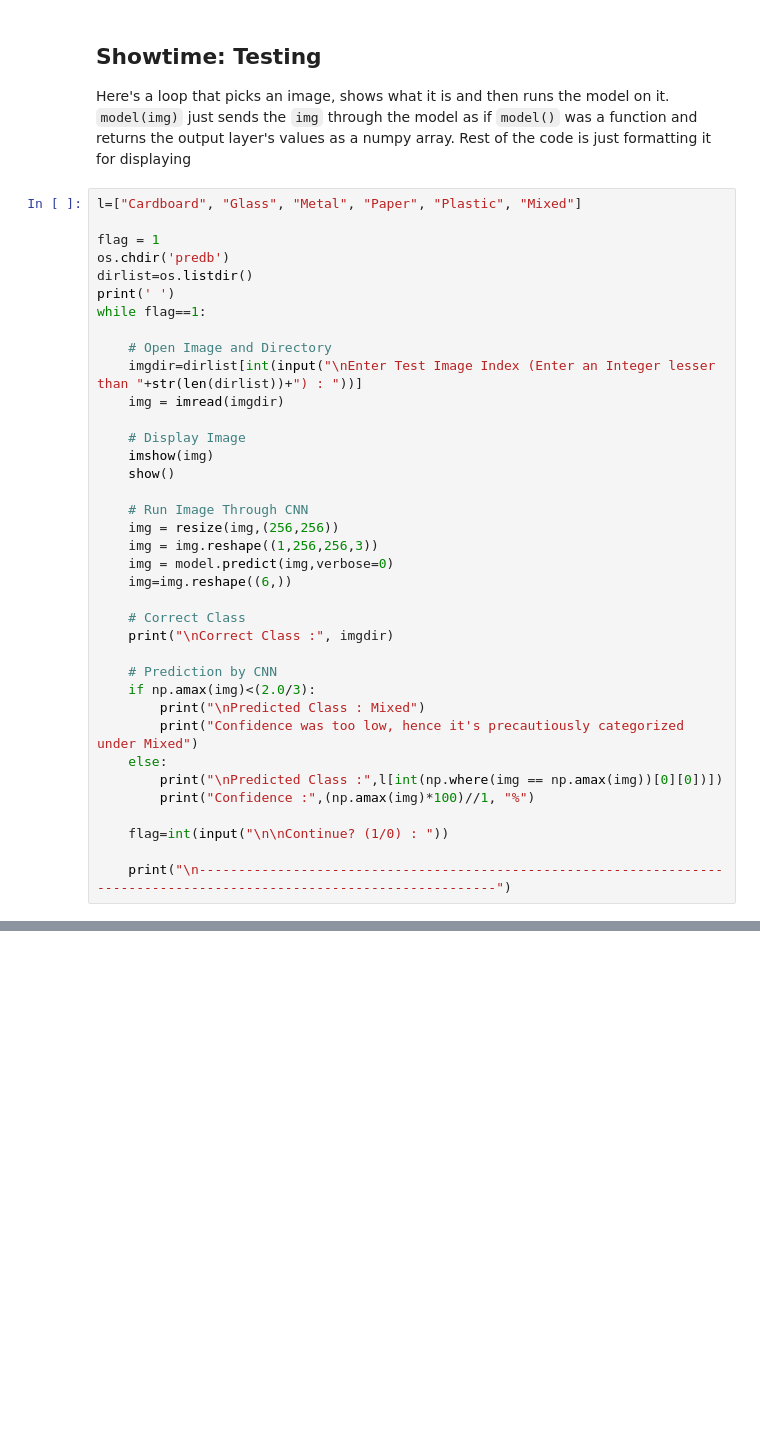
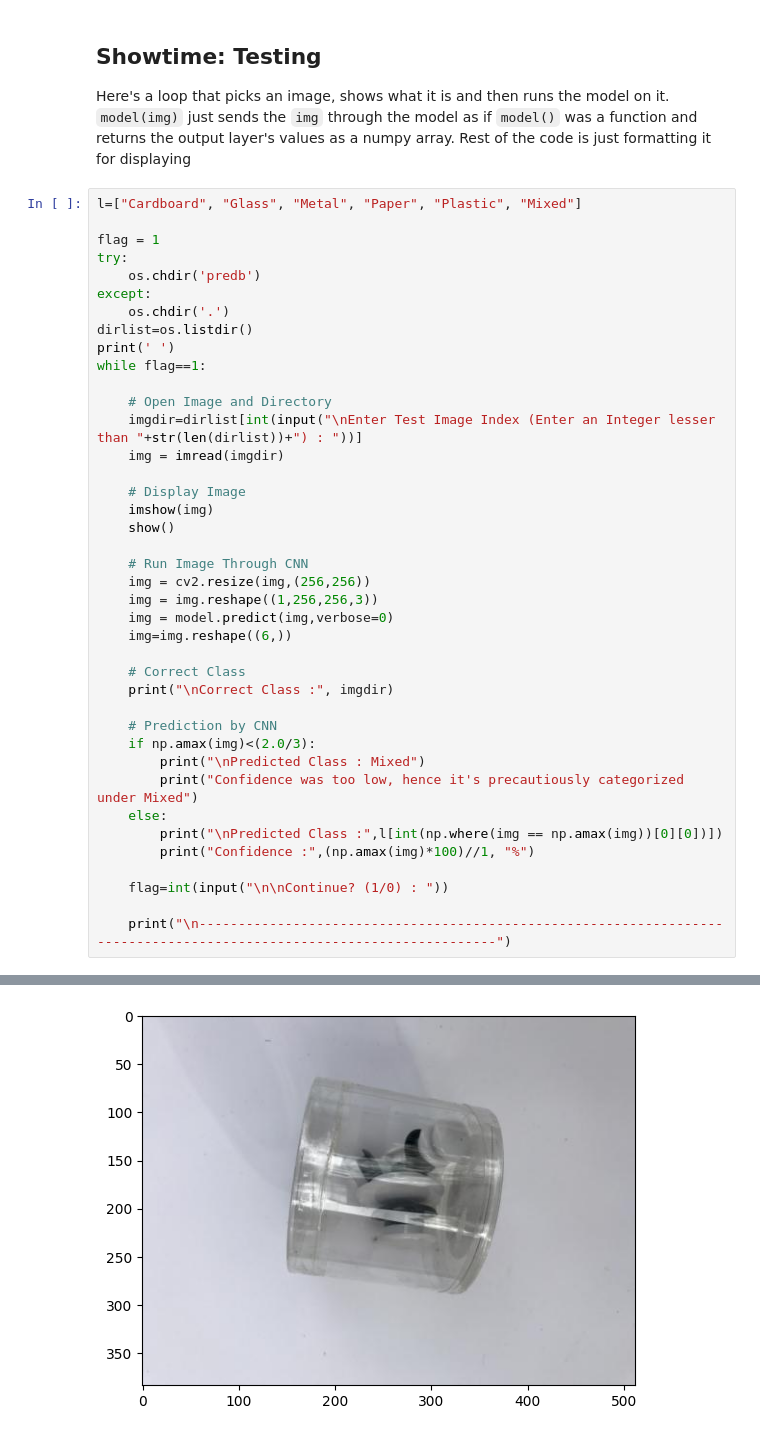
Before and after one commit to RishiNandha/AWS, a Jupyter notebook: AWS_Explained.ipynb, the cells around one changed output, grey strips where cells are left out. Cells and saved outputs as stored; diff of their text form; blank space fills up the shorter version.

```diff
--- a/AWS_Explained.ipynb
+++ b/AWS_Explained.ipynb
@@ -239,7 +239,10 @@ Here's a loop that picks an image, shows what it is and then runs the model on i
 l=["Cardboard", "Glass", "Metal", "Paper", "Plastic", "Mixed"]
 
 flag = 1
-os.chdir('predb')
+try:
+	os.chdir('predb')
+except:
+	os.chdir('.')
 dirlist=os.listdir()
 print(' ')
 while flag==1:
@@ -253,7 +256,7 @@ while flag==1:
 	show()
 
 	# Run Image Through CNN
-	img = resize(img,(256,256))
+	img = cv2.resize(img,(256,256))
 	img = img.reshape((1,256,256,3))
 	img = model.predict(img,verbose=0)
 	img=img.reshape((6,))
@@ -272,3 +275,4 @@ while flag==1:
 	flag=int(input("\n\nContinue? (1/0) : "))
 
 	print("\n----------------------------------------------------------------------------------------------------------------------")
+# %% [output]
@@ -274,0 +280 @@ while flag==1:
+[figure, added]
```
Also changed, not shown: parts of 2 cells of this notebook.
